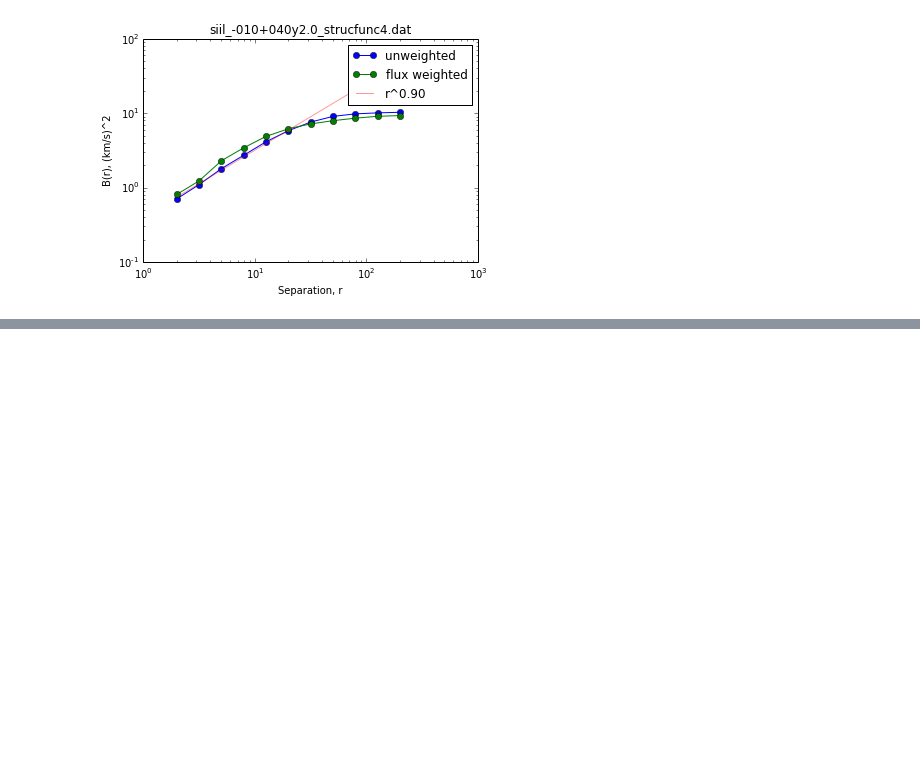
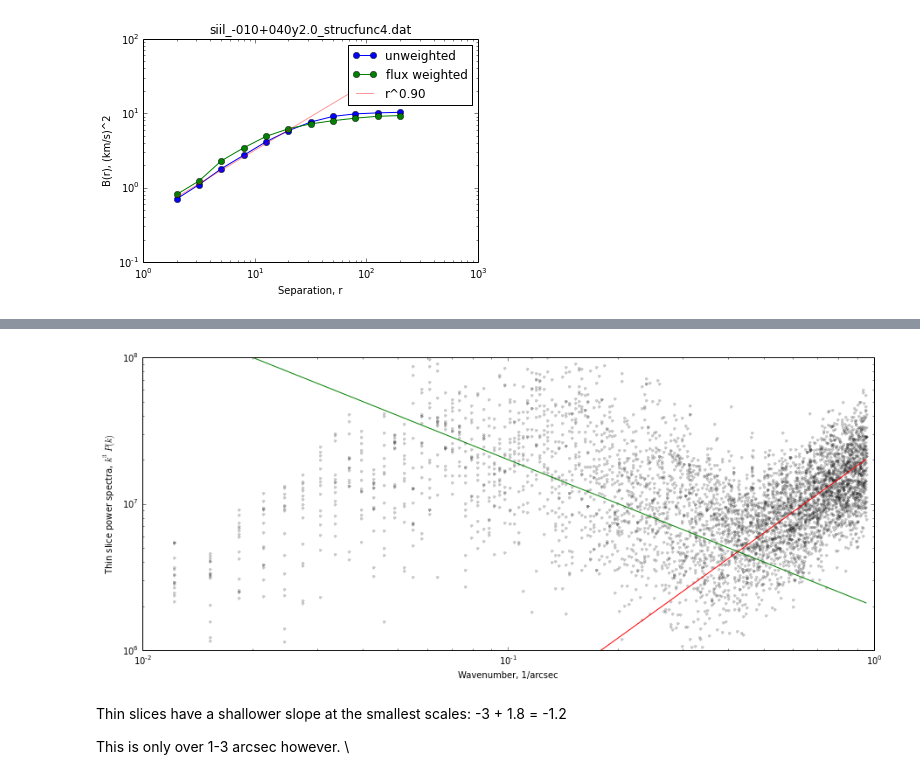
Before and after one commit to will-henney/orion-stats, a Jupyter notebook: StrucFunc Explore.ipynb, the cells around one changed output, grey strips where cells are left out. Cells and saved outputs as stored; diff of their text form; code cells hidden in the pictures; blank space fills up the shorter version.

```diff
--- a/StrucFunc Explore.ipynb
+++ b/StrucFunc Explore.ipynb
@@ -37,0 +104,21 @@ legend()
+# %%
+thin_maps = hdu.data[74:95,:,:]
+pow_thins = np.zeros((ny, 1 + nx//2))
+for thin_map in thin_maps:
+    for irow, thin in enumerate(thin_map):
+        pow_thins[irow,:] += np.abs(np.fft.rfft(thin))**2
+for pow_thin in pow_thins:
+    loglog(krange, krange**3.0 * pow_thin, 'k.', lw=0.3, alpha=0.2)
+loglog(krange, 2.2e7*krange**1.8, 'r')
+loglog(krange, 2e6*krange**-1.0, 'g')
+xlabel('Wavenumber, 1/arcsec')
+ylabel('Thin slice power spectra, $k^3 P(k)$')
+xlim(0.01, 1.0)
+ylim(1e6, 1e8)
+gcf().set_size_inches(15, 6)
+# %% [output]
+[figure, added]
+# %% [markdown]
+Thin slices have a shallower slope at the smallest scales: -3 + 1.8 = -1.2
+
+This is only over 1-3 arcsec however. \
```
Also changed, not shown: parts of 7 cells of this notebook.
